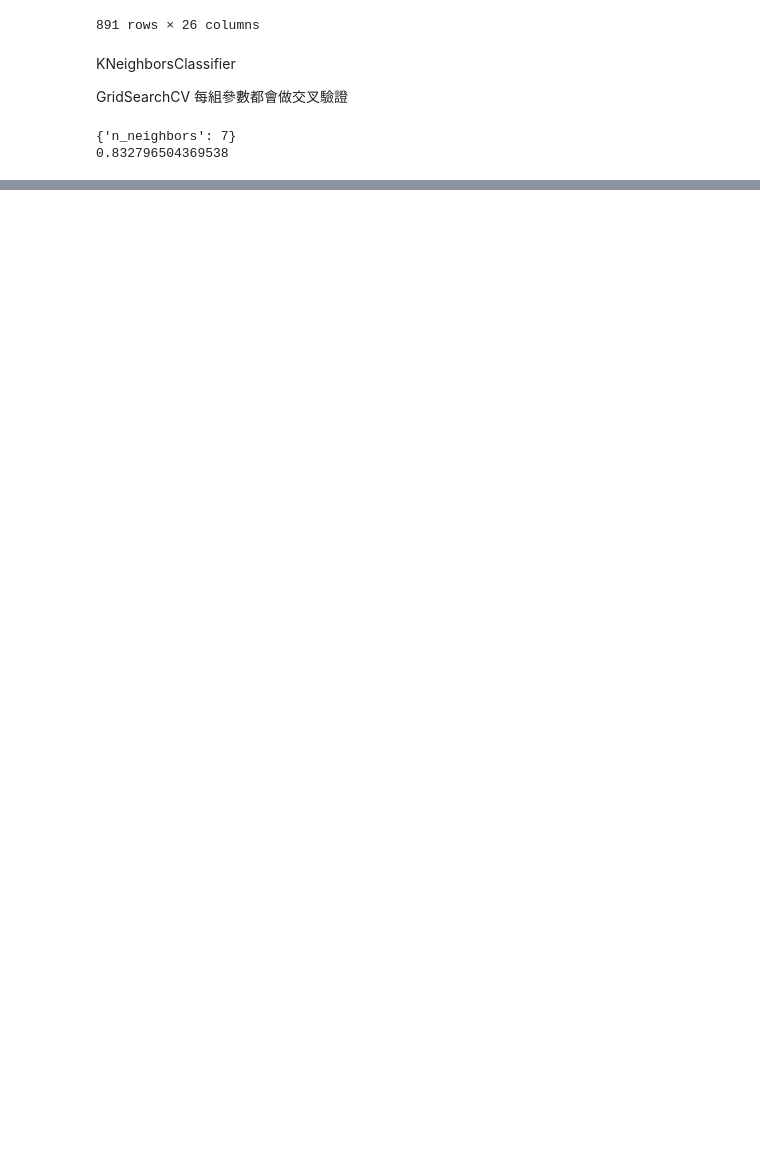
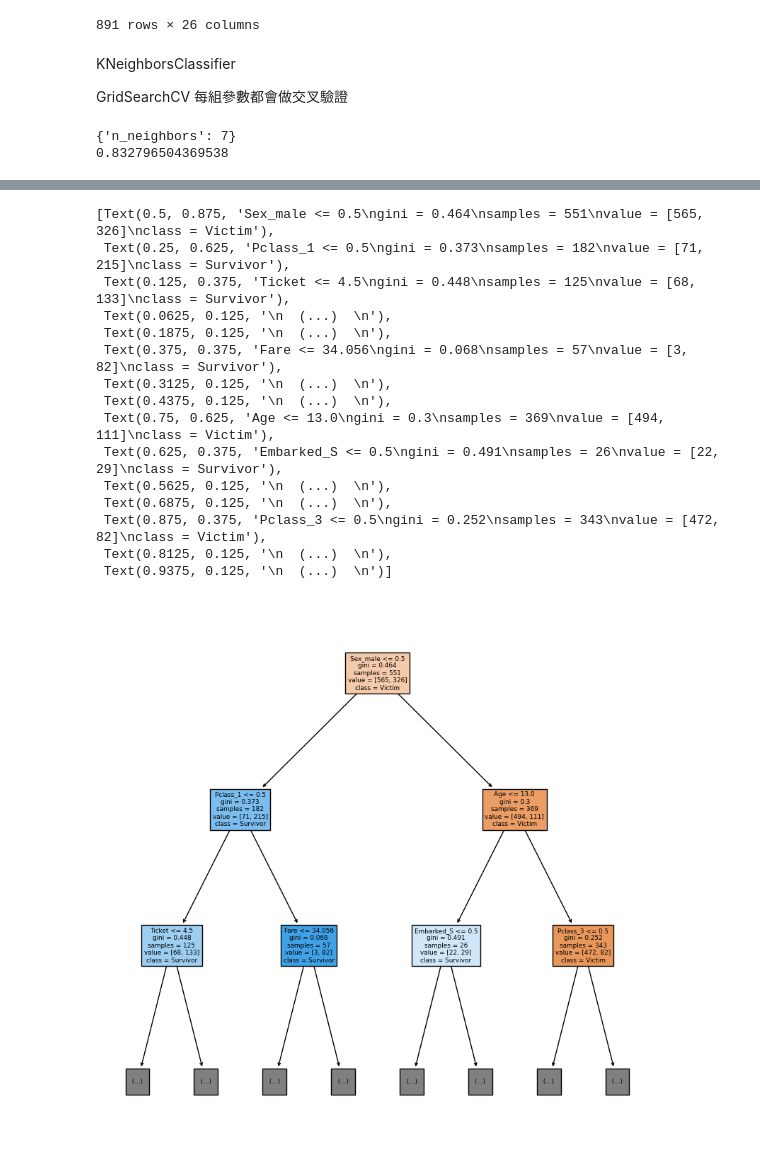
Before and after one commit to wasp33/ximen0703, a Jupyter notebook: titanic.ipynb, the cells around one changed output, grey strips where cells are left out. Drawn from its saved outputs; the diff is of its cells as text; code cells hidden in the pictures; blank space fills up the shorter version.

```diff
--- a/titanic.ipynb
+++ b/titanic.ipynb
@@ -232,0 +241,48 @@ result.to_csv("knn.csv", encoding="utf-8", index=False)
+# %%
+from sklearn.model_selection import GridSearchCV
+from sklearn.ensemble import RandomForestClassifier
+clf = RandomForestClassifier()
+params = {
+    "n_estimators":range(21, 100, 2),
+    "max_depth":range(2, 10)
+}
+search = GridSearchCV(clf, params, n_jobs=-1, cv=10)
+search.fit(x, y)
+print(search.best_params_)
+print(search.best_score_)
+# %%
+clf = RandomForestClassifier(max_depth=7, n_estimators=59)
+clf.fit(x, y)
+pre = clf.predict(x_predict)
+result = pd.DataFrame({
+   "PassengerId":datas_predict["PassengerId"],
+   "Survived":pre
+})
+result.to_csv("rf.csv", encoding="utf-8", index=False)
+# %%
+import matplotlib.pyplot as plt
+from sklearn.tree import plot_tree
+plt.figure(figsize=[10, 10])
+# 看你有幾棵[ ]
+plot_tree(clf.estimators_[2],
+     feature_names=x.columns,
+     class_names=["Victim", "Survivor"],
+     filled=True,
+     max_depth=2)
+# %% [output]
+[Text(0.5, 0.875, 'Sex_male <= 0.5\ngini = 0.464\nsamples = 551\nvalue = [565, 326]\nclass = Victim'),
+ Text(0.25, 0.625, 'Pclass_1 <= 0.5\ngini = 0.373\nsamples = 182\nvalue = [71, 215]\nclass = Survivor'),
+ Text(0.125, 0.375, 'Ticket <= 4.5\ngini = 0.448\nsamples = 125\nvalue = [68, 133]\nclass = Survivor'),
+ Text(0.0625, 0.125, '\n  (...)  \n'),
+ Text(0.1875, 0.125, '\n  (...)  \n'),
+ Text(0.375, 0.375, 'Fare <= 34.056\ngini = 0.068\nsamples = 57\nvalue = [3, 82]\nclass = Survivor'),
+ Text(0.3125, 0.125, '\n  (...)  \n'),
+ Text(0.4375, 0.125, '\n  (...)  \n'),
+ Text(0.75, 0.625, 'Age <= 13.0\ngini = 0.3\nsamples = 369\nvalue = [494, 111]\nclass = Victim'),
+ Text(0.625, 0.375, 'Embarked_S <= 0.5\ngini = 0.491\nsamples = 26\nvalue = [22, 29]\nclass = Survivor'),
+ Text(0.5625, 0.125, '\n  (...)  \n'),
+ Text(0.6875, 0.125, '\n  (...)  \n'),
+ Text(0.875, 0.375, 'Pclass_3 <= 0.5\ngini = 0.252\nsamples = 343\nvalue = [472, 82]\nclass = Victim'),
+ Text(0.8125, 0.125, '\n  (...)  \n'),
+ Text(0.9375, 0.125, '\n  (...)  \n')]
+[figure, added]
```
Also changed, not shown: parts of 2 cells of this notebook.
